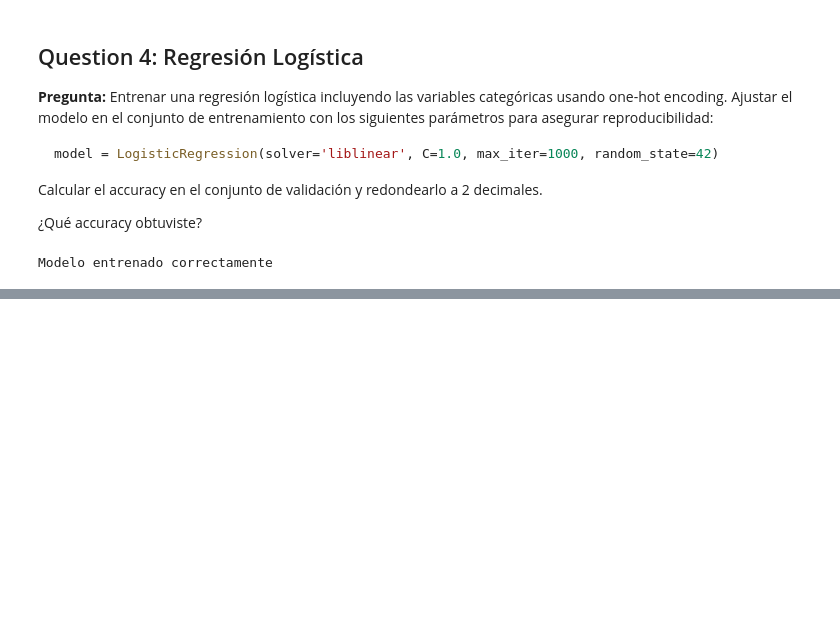
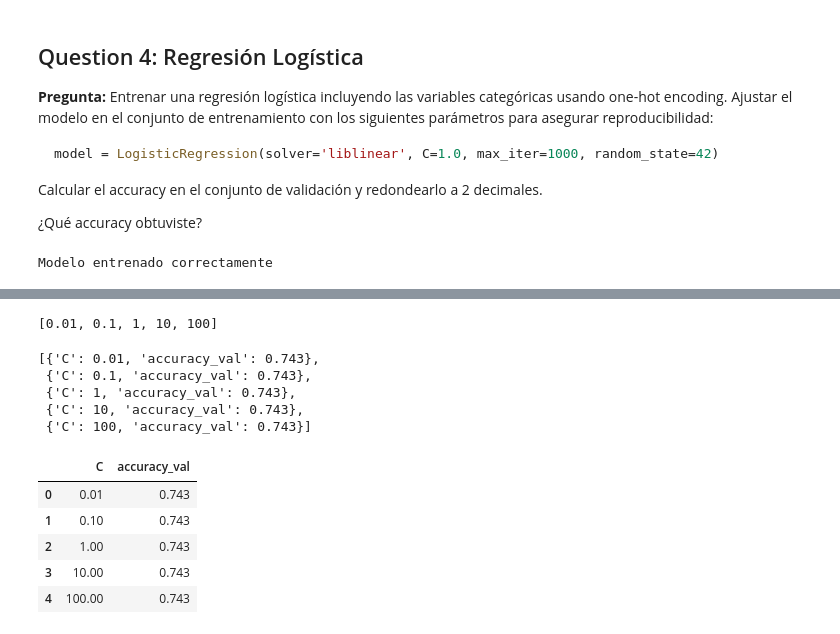
Before and after one commit to jesusoviedo/ml-zoomcamp-knowledge-base, a Jupyter notebook: homework3/notebook/solution.ipynb, the cells around one changed output, grey strips where cells are left out. Cells and saved outputs as stored; diff of their text form; code cells hidden in the pictures; blank space fills up the shorter version.

```diff
--- a/homework3/notebook/solution.ipynb
+++ b/homework3/notebook/solution.ipynb
@@ -566,3 +520,45 @@ print("=" * 60)
+# %%
+# Probar diferentes valores de C
+c_list = [0.01, 0.1, 1, 10, 100]
+c_list
+# %% [output]
+[0.01, 0.1, 1, 10, 100]
+# %%
+results_train_use_c_param = []
+
+for C in c_list:
+    # Entrenar modelo con el valor de C especificado
+    model_c = LogisticRegression(solver='liblinear', C=C, max_iter=1000, random_state=42)
+    model_c.fit(X_train, y_train)
+
+    # Calcular accuracy en validación
+    y_pred_c = model_c.predict(X_val)
+    accuracy_c = accuracy_score(y_val, y_pred_c)
+    accuracy_c_rounded = round(accuracy_c, 3)
+
+    results_train_use_c_param.append({'C': C,
+                                      'accuracy_val': accuracy_c_rounded})
+
+results_train_use_c_param
+# %% [output]
+[{'C': 0.01, 'accuracy_val': 0.743},
+ {'C': 0.1, 'accuracy_val': 0.743},
+ {'C': 1, 'accuracy_val': 0.743},
+ {'C': 10, 'accuracy_val': 0.743},
+ {'C': 100, 'accuracy_val': 0.743}]
+# %%
+model_use_c_param_df = pd.DataFrame(results_train_use_c_param)
+
+feature_importance_df = model_use_c_param_df.sort_values(by='accuracy_val', ascending=False).reset_index(drop=True)
+
+feature_importance_df
+# %% [output]
+|  | C | accuracy_val |
+| 0 | 0.01 | 0.743 |
+| 1 | 0.10 | 0.743 |
+| 2 | 1.00 | 0.743 |
+| 3 | 10.00 | 0.743 |
+| 4 | 100.00 | 0.743 |
 # %%
 # Visualización de la distribución de la variable objetivo
 print("\nDistribución de la variable objetivo 'converted':")
```
Also changed, not shown: parts of 46 cells of this notebook.
